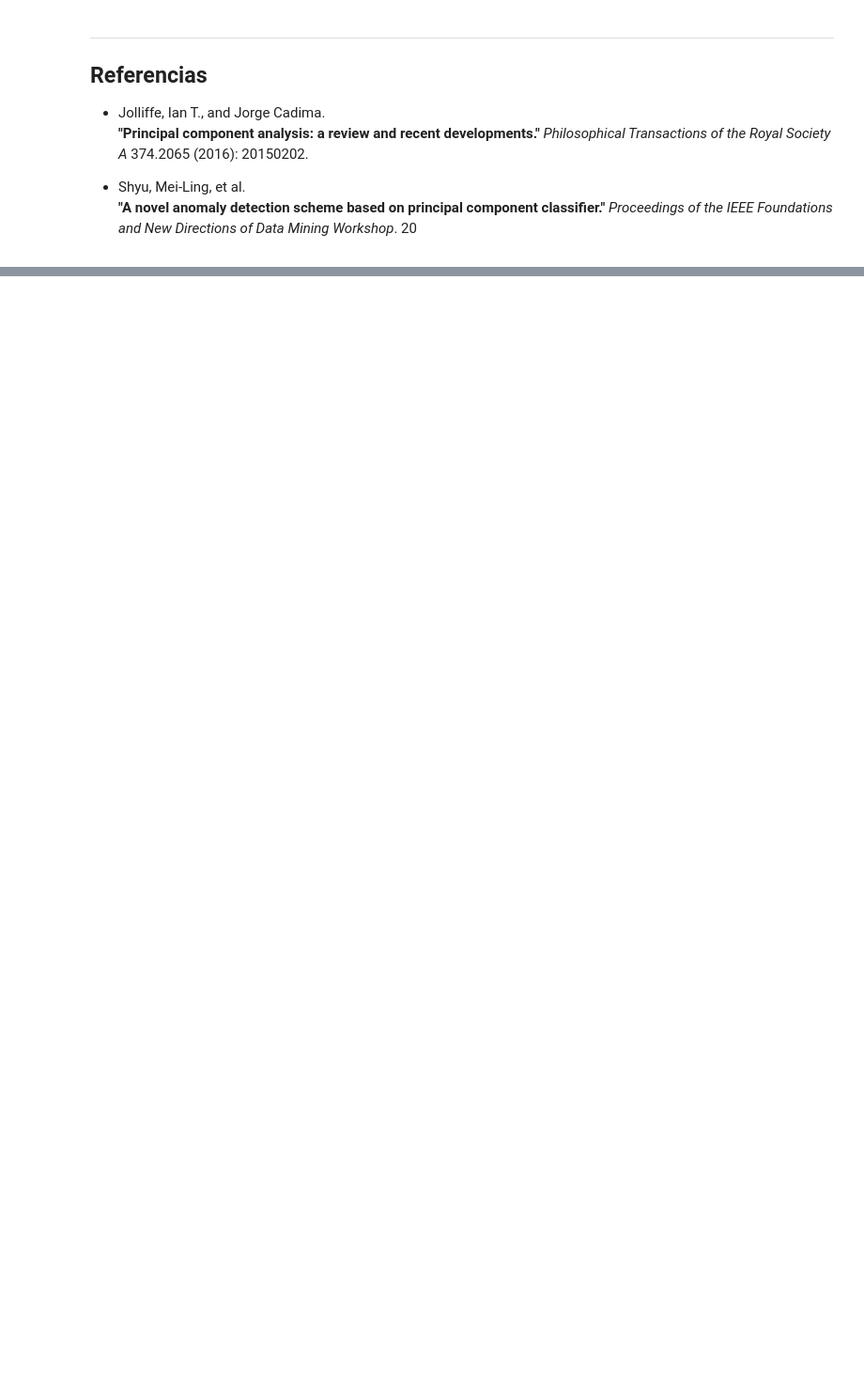
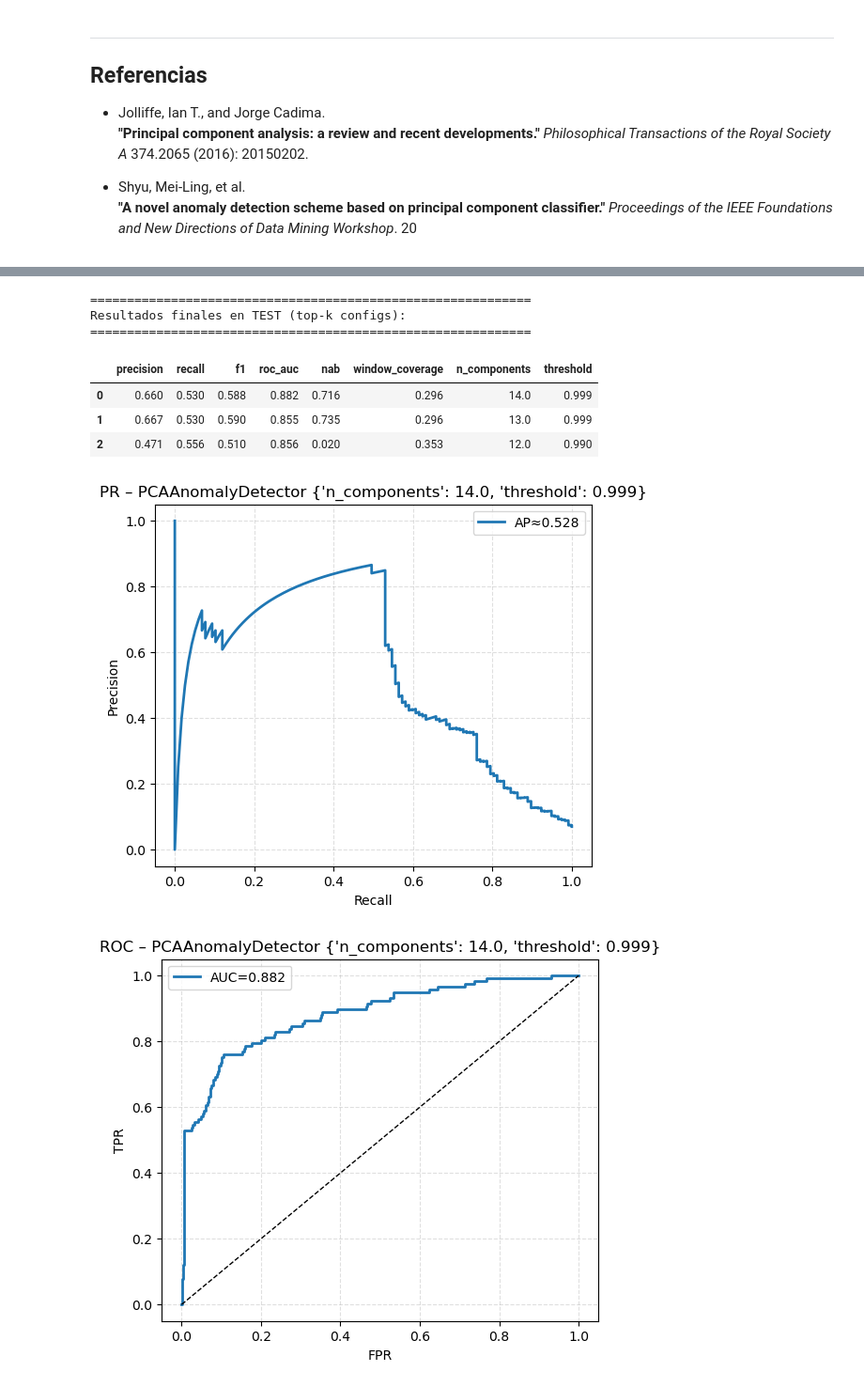
Before and after one commit to PabloAC04/MDF-ANOMALY-DETECTION, a Jupyter notebook: 05_pca_anomaly_detection.ipynb, the cells around one changed output, grey strips where cells are left out. Shown at 94% size. Cells and saved outputs as stored; diff of their text form; code cells hidden in the pictures; blank space fills up the shorter version.

Commit message:
Finalizado provisionalmente el notebook de PCA, aún contiene al final un borrador de experimento

```diff
--- a/05_pca_anomaly_detection.ipynb
+++ b/05_pca_anomaly_detection.ipynb
@@ -548,0 +618,51 @@ Este análisis constituye un **punto de partida** para la comparación con méto
+# %%
+import warnings
+warnings.filterwarnings("ignore", message="Cannot get CPU affinity")
+
+from dask_cuda import LocalCUDACluster
+from dask.distributed import Client
+
+cluster = LocalCUDACluster()
+client = Client(cluster)
+
+
+# Dashboard en http://127.0.0.1:8787
+
+
+from runner import run_dataset_experiment
+
+from modelos.validation_metrics import (
+    precision_metric, recall_metric, f1_metric,
+    roc_auc_metric, nab_metric, window_coverage_metric
+)
+
+metrics = {
+    "precision": precision_metric,
+    "recall": recall_metric,
+    "f1": f1_metric,
+    "roc_auc": roc_auc_metric,
+    "nab": nab_metric,
+    "window_coverage": window_coverage_metric,
+}
+
+param_grid = {
+    "n_components": [7, 8, 9, 10, 11, 12, 13, 14],
+    "threshold": [0.75, 0.8, 0.85, 0.90, 0.95, 0.99, 0.995, 0.997, 0.999],
+}
+
+
+from modelos.PCAAnomalyDetector import PCAAnomalyDetector  # asegúrate que está implementado
+
+df_results, topk, df_final = run_dataset_experiment(
+    dataset_name="BATADAL",
+    model_class=PCAAnomalyDetector,
+    param_grid=param_grid,
+    metrics=metrics,
+    params_cv={"num_windows": 5},   # aquí ajusta según tu validación
+    mode="tscv",
+    hampel_cfg={"window": 25, "sigma": 5.0},
+    top_k=3,
+    sort_metric="nab",
+    plot_mode="best"
+)
+# %% [output]
@@ -548,0 +683,9 @@ Este análisis constituye un **punto de partida** para la comparación con méto
+============================================================
+Resultados finales en TEST (top-k configs):
+============================================================
+|  | precision | recall | f1 | roc_auc | nab | window_coverage | n_components | threshold |
+| 0 | 0.660 | 0.530 | 0.588 | 0.882 | 0.716 | 0.296 | 14.0 | 0.999 |
+| 1 | 0.667 | 0.530 | 0.590 | 0.855 | 0.735 | 0.296 | 13.0 | 0.999 |
+| 2 | 0.471 | 0.556 | 0.510 | 0.856 | 0.020 | 0.353 | 12.0 | 0.990 |
+[figure, added]
+[figure, added]
```
Also changed, not shown: parts of 54 cells of this notebook, 1 other file.
